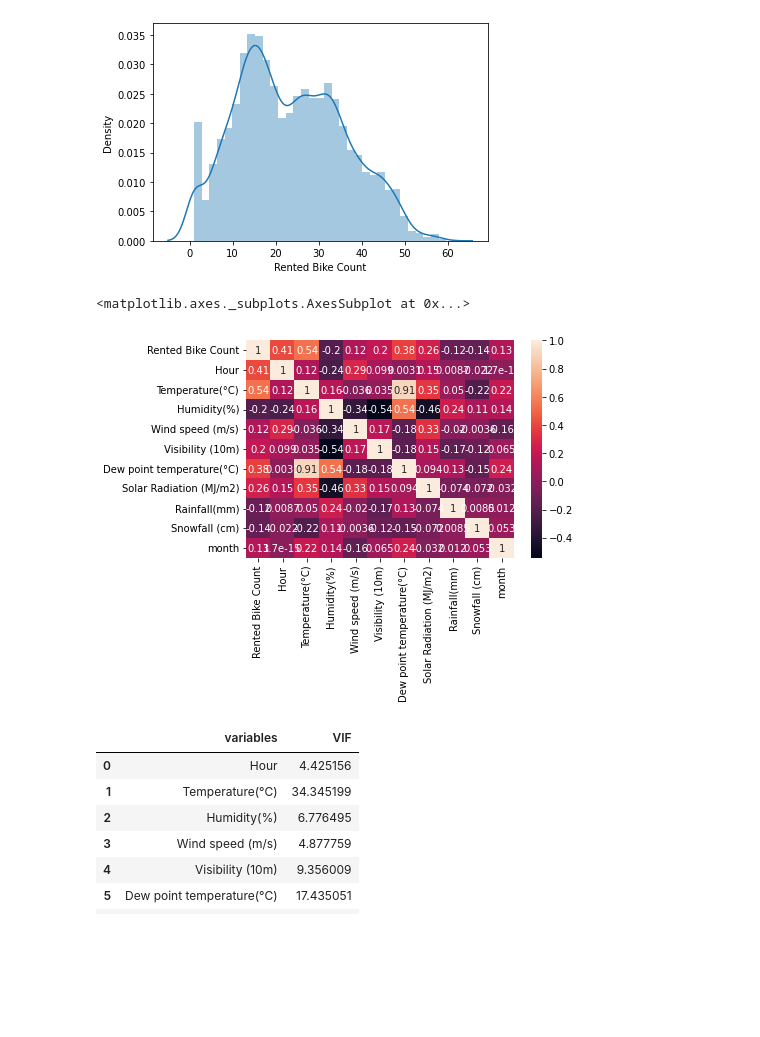
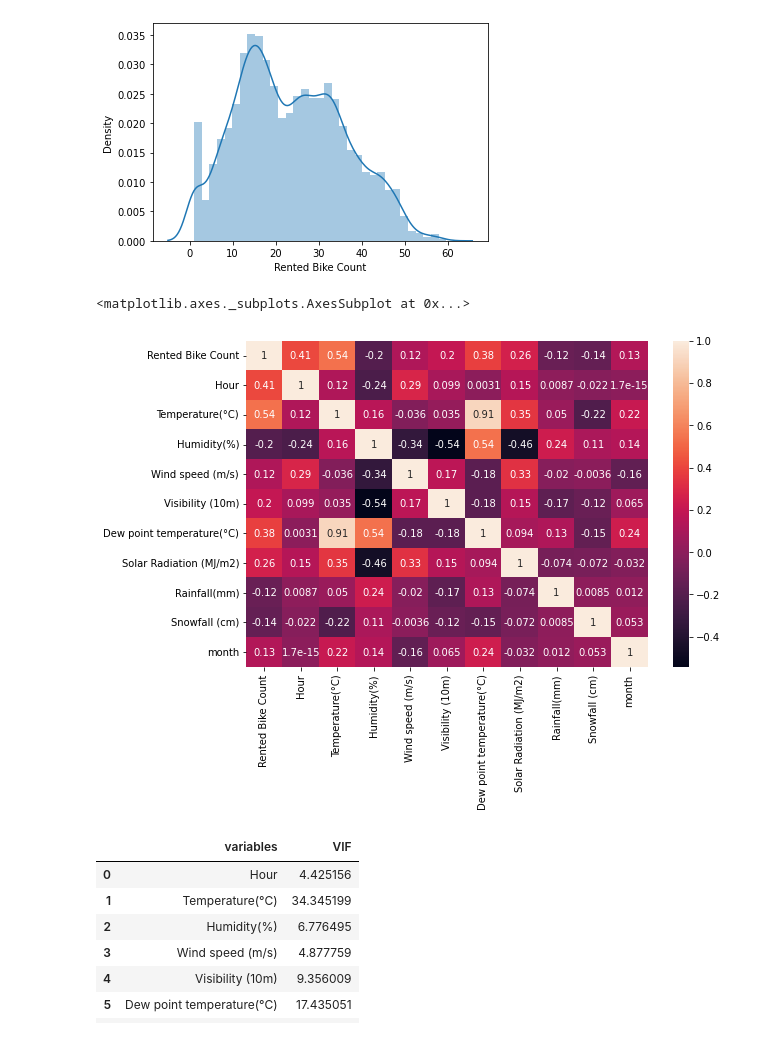
Before and after one commit to dkd99/Seoul-Bike-Sharing-Demand-Prediction, a Jupyter notebook: Bike_Sharing_Demand_Prediction_Capstone_Project.ipynb, the cells around one changed output. Cells and saved outputs as stored; diff of their text form; code cells hidden in the pictures; blank space fills up the shorter version.

```diff
--- a/Bike_Sharing_Demand_Prediction_Capstone_Project.ipynb
+++ b/Bike_Sharing_Demand_Prediction_Capstone_Project.ipynb
@@ -357,10 +380,11 @@ sns.distplot(np.sqrt(df['Rented Bike Count']),hist=True)
 <matplotlib.axes._subplots.AxesSubplot at 0x...>
 [figure]
 # %%
+plt.figure(figsize=(9,6))
 sns.heatmap(df[numeric_features].corr(),annot=True)
 # %% [output]
 <matplotlib.axes._subplots.AxesSubplot at 0x...>
-[figure, old version]
+[figure, new version]
 # %%
 from statsmodels.stats.outliers_influence import variance_inflation_factor
 def calc_vif(X):
```
Also changed, not shown: parts of 71 cells of this notebook.
